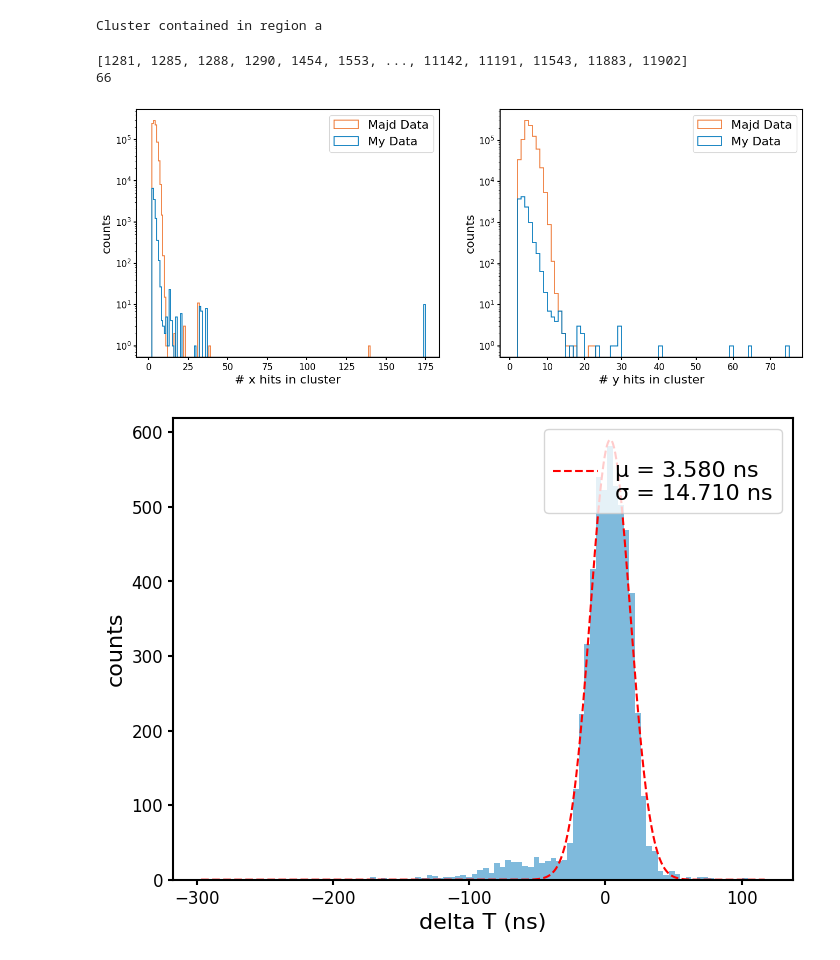
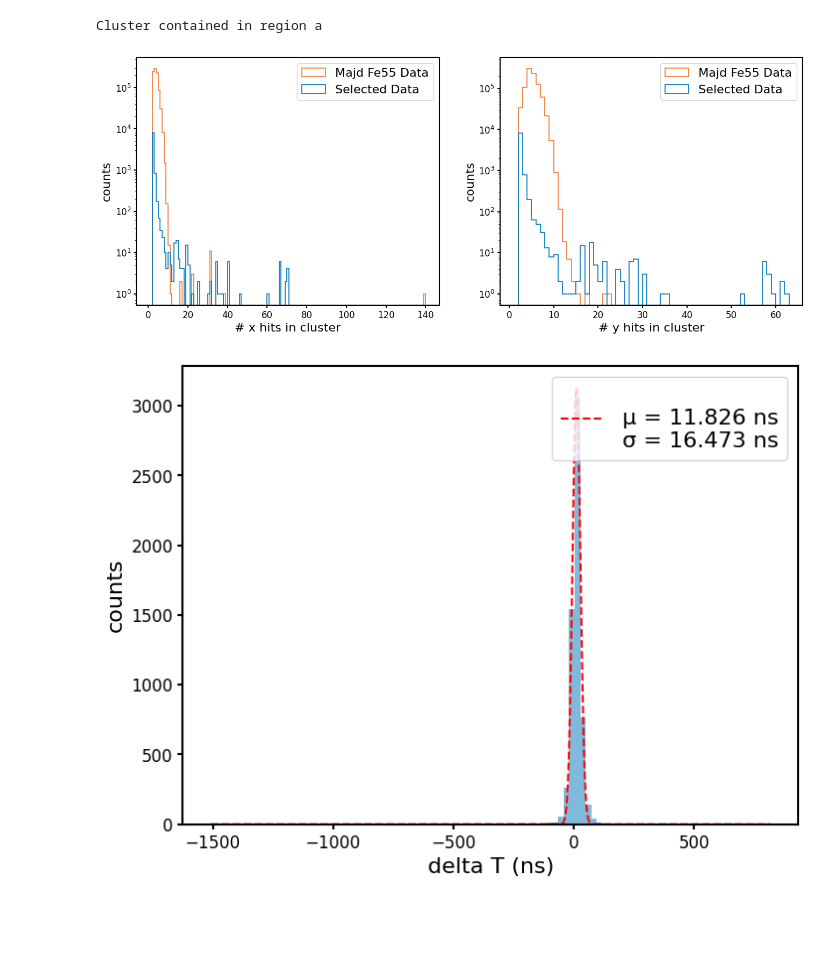
Before and after one commit to aleczanderpaul/vmm-reconstruction, a Jupyter notebook: event_reconstruction.ipynb, the cells around one changed output. Cells and saved outputs as stored; diff of their text form; code cells hidden in the pictures; blank space fills up the shorter version.

```diff
--- a/event_reconstruction.ipynb
+++ b/event_reconstruction.ipynb
@@ -125,15 +125,19 @@ strip_edges = np.arange(-0.5,499.5,1.0)
 #colors for the histograms, if plotting more than 8 datasets overlaid, add more colors
 hist_colors = ['#0077BB', '#EE7733', '#009988', '#EE3377', '#BBBBBB', '#000000', '#33BBEE', '#CC3311']
 
-filename = 'mesh_voltage_test/750V_lowerthreshold/750V.root'
-event_id= 11191
+isMajdData = False
+filename = 'no_DLC_test/best_620V_noDLC.root'
+event_id= 9109
 gain_x, gain_y = 9.0, 4.5 #mV/fC
 label = f'Event {event_id}'
 # %%
 '''-----------------------------------FETCH DATA----------------------------------'''
-
-df_hits = read_hits_in_cluster(filename)
-df_cluster = read_cluster(filename)
+if isMajdData == True:
+    df_hits = read_hits_in_cluster_majd(filename)
+    df_cluster = read_cluster_Majd(filename)
+else:
+    df_hits = read_hits_in_cluster(filename)
+    df_cluster = read_cluster(filename)
 
 max_x_adc_idx = ak.argmax(df_hits['adcs0'], axis=1, keepdims=True)
 max_y_adc_idx = ak.argmax(df_hits['adcs1'], axis=1, keepdims=True)
@@ -189,7 +193,7 @@ else:
 # %% [output]
 Cluster contained in region a
 # %%
-'''NUM HITS IN CLUSTER (Mine and Majd Overlaid)'''
+'''NUM HITS IN CLUSTER (Selected Data and Majd Fe55 Data Overlaid)'''
 
 numXHits = ak.num(df_hits['strips0'])
 numYHits = ak.num(df_hits['strips1'])
@@ -200,52 +204,50 @@ where_events = np.where((numXHits > lower_bound) & (numYHits > lower_bound) & (n
 print(where_events)
 print(len(where_events))'''
 
-df_hits_majd = read_hits_in_cluster_majd(r'Majd_data\690Vmesh_bc_40p000_tac_60_ccs_4_cs_2_dt_200_mst_1_spc_1500_dp_200_cr_0p00-1000p00_coin_center-of-mass_test.root')
+df_hits_majd = read_hits_in_cluster_majd(r'Majd_data\Fe55\690V\690Vmesh_bc_40p000_tac_60_ccs_4_cs_2_dt_200_mst_1_spc_1500_dp_200_cr_0p00-1000p00_coin_center-of-mass_test.root')
 numXHitsMajd = ak.num(df_hits_majd['strips0'])
 numYHitsMajd = ak.num(df_hits_majd['strips1'])
 
 logscale = True
 
 fig, ax = plt.subplots(1, 2, figsize=(16, 6))
 
 bins_x = np.arange(1, np.max(numXHits) + 1)
 bins_y = np.arange(1, np.max(numYHits) + 1)
 
 bins_x_Majd = np.arange(1, np.max(numXHitsMajd) + 1)
 bins_y_Majd = np.arange(1, np.max(numYHitsMajd) + 1)
 
-x_counts_Majd, x_bin_edges_Majd, x_patches_Majd = ax[0].hist(numXHitsMajd, bins=bins_x_Majd,histtype='step', color=hist_colors[1], linewidth=1.25, label="Majd Data")
-y_counts_Majd, y_bin_edges_Majd, y_patches_Majd = ax[1].hist(numYHitsMajd, bins=bins_y_Majd, histtype='step', color=hist_colors[1], linewidth=1.25, label="Majd Data")
+x_counts_Majd, x_bin_edges_Majd, x_patches_Majd = ax[0].hist(numXHitsMajd, bins=bins_x_Majd,histtype='step', color=hist_colors[1], linewidth=1.25, label="Majd Fe55 Data")
+y_counts_Majd, y_bin_edges_Majd, y_patches_Majd = ax[1].hist(numYHitsMajd, bins=bins_y_Majd, histtype='step', color=hist_colors[1], linewidth=1.25, label="Majd Fe55 Data")
 
-x_counts, x_bin_edges, x_patches = ax[0].hist(numXHits, bins=bins_x,histtype='step', color=hist_colors[0], linewidth=1.25, label="My Data")
-y_counts, y_bin_edges, y_patches = ax[1].hist(numYHits, bins=bins_y, histtype='step', color=hist_colors[0], linewidth=1.25, label="My Data")
+x_counts, x_bin_edges, x_patches = ax[0].hist(numXHits, bins=bins_x,histtype='step', color=hist_colors[0], linewidth=1.25, label="Selected Data")
+y_counts, y_bin_edges, y_patches = ax[1].hist(numYHits, bins=bins_y, histtype='step', color=hist_colors[0], linewidth=1.25, label="Selected Data")
 
 ax[0].legend(loc='upper right')
 ax[0].set_xlabel("# x hits in cluster")
 ax[0].set_ylabel("counts")
 ax[1].legend(loc='upper right')
 ax[1].set_xlabel("# y hits in cluster")
 ax[1].set_ylabel("counts")
 
 if logscale == True:
     ax[0].set_yscale("log")
     ax[1].set_yscale("log")
 
 #ax[0].set_ylim(0, 10)
 #ax[1].set_ylim(0, 10)
 
 fig.savefig(f'plots/png/num_xy_hits_in_clusters.png', bbox_inches="tight")
 fig.savefig(f'plots/pdf/num_xy_hits_in_clusters.pdf', bbox_inches="tight")
 # %% [output]
-[1281, 1285, 1288, 1290, 1454, 1553, ..., 11142, 11191, 11543, 11883, 11902]
-66
-[figure, old version]
+[figure, new version]
 # %%
 '''-------------------------------deltaT------------------------------'''
 logscale = False
 num_bins = 100
 
-deltaT = df_max_adc_fid_a['times0'] - df_max_adc_fid_a['times1']
+deltaT = df_max_adc_fid_a['times0'] - df_max_adc_fid_a['times1'] #right now it just does region a, change as necessary
 
 fig, ax = plt.subplots(figsize=(8, 6))
 
@@ -271,7 +273,7 @@ if logscale == True:
 fig.savefig(f'plots/png/max_charge_deltaT_dist.png', bbox_inches="tight")
 fig.savefig(f'plots/pdf/max_charge_deltaT_dist.pdf', bbox_inches="tight")
 # %% [output]
-[figure, old version]
+[figure, new version]
 # %%
 '''-------------------------------HIT RECONSTRUCTION------------------------------'''
 logscale = False
```
Also changed, not shown: parts of 11 cells of this notebook, 39 other files.
